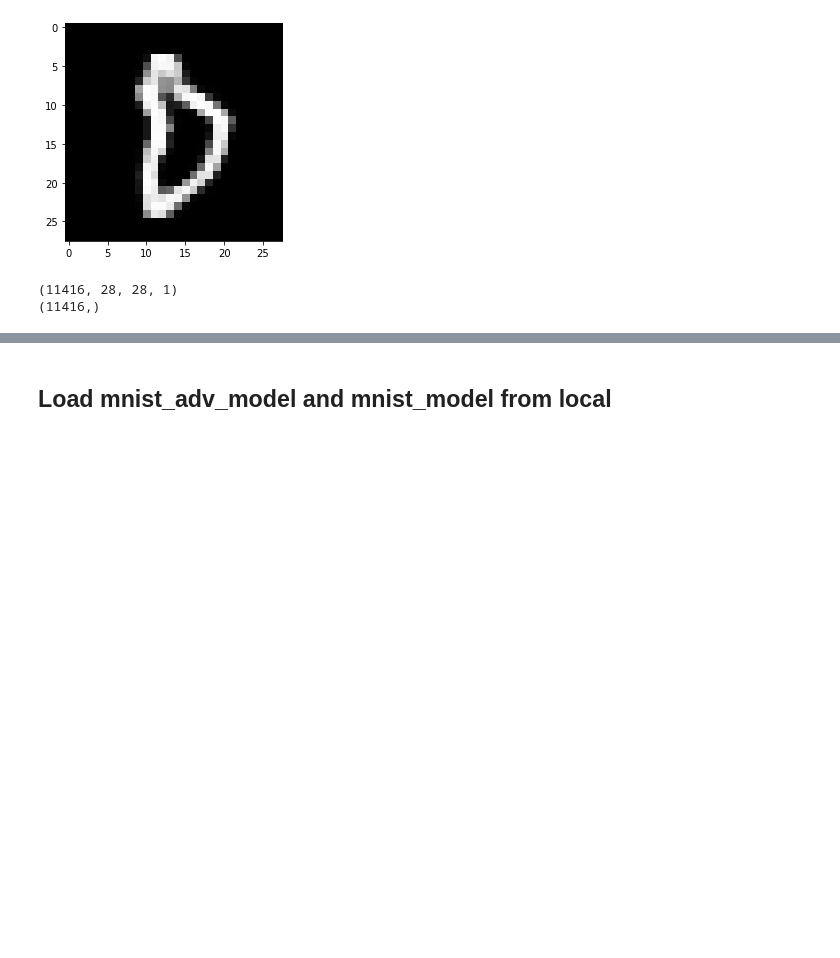
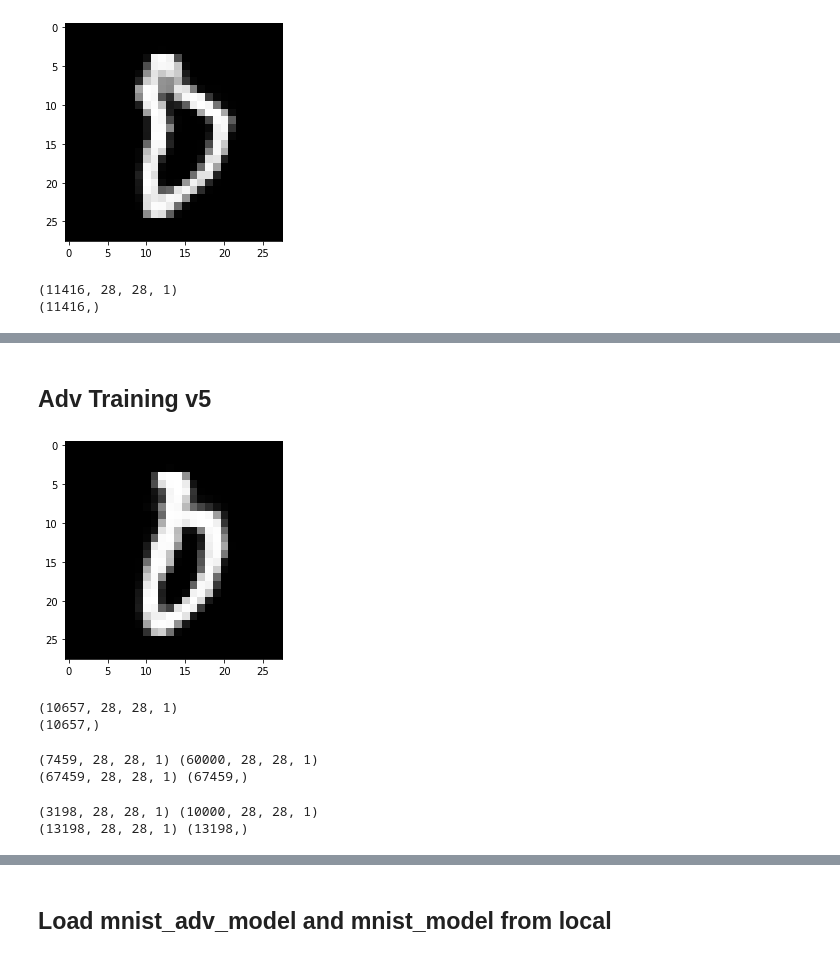
Before and after one commit to hiskuDN/acgan-adv-training-mod, a Jupyter notebook: train_adv.ipynb, the cells around one changed output, grey strips where cells are left out. Cells and saved outputs as stored; diff of their text form; code cells hidden in the pictures; blank space fills up the shorter version.

Commit message:
add adv_model_v5 training and testing

```diff
--- a/train_adv.ipynb
+++ b/train_adv.ipynb
@@ -651,3 +651,39 @@ Epoch 6/6
 # %%
 # save model_adv
 model_adv_v4.save('assets/models/mnist_adv_model_v4.h5')
+# %% [markdown]
+## Adv Training v5
+# %%
+# load mnist_adv dataset
+# adv_path = 'assets/data/mnist_adv/'
+adv_path = 'mnist_zico_defense_by_attack_with_z6/'
+adv_files = []
+X_6 = []
+y_6 = []
+
+# for loop to load all the images
+for source in range(10):
+    for target in range(10):
+        if(source != target):
+          file = np.load(adv_path + 'from' + str(source) + 'to' + str(target) + '.npz')
+          adv_files.append(file)
+          y_6.extend(np.full(len(file['adv_imgs']), source).tolist())
+
+keys = adv_files[0].files
+
+for file in adv_files:
+  with file as data:
+      X_6.extend(data[keys[0]])
+
+X_6 = np.array(X_6)
+y_6 = np.array(y_6)
+y_one_hot_2 = np.take(np.eye(10), y_6, axis=0)
+
+plt.imshow(X_6[0], cmap='gray')
+plt.show()
+print(X_6.shape)
+print(y_6.shape)
+# %% [output]
+[figure, added]
+(10657, 28, 28, 1)
+(10657,)
@@ -653,0 +695,20 @@ model_adv_v4.save('assets/models/mnist_adv_model_v4.h5')
+# %%
+print(X_train.shape, ds_train_images.shape)
+
+ds_train_adv_images = np.concatenate((ds_train_images, X_train), axis=0)
+ds_train_adv_labels = np.concatenate((ds_train_labels, y_train), axis=0)
+
+print(ds_train_adv_images.shape, ds_train_adv_labels.shape)
+# %% [output]
+(7459, 28, 28, 1) (60000, 28, 28, 1)
+(67459, 28, 28, 1) (67459,)
+# %%
+print(X_test.shape, ds_test_images.shape)
+
+ds_test_adv_images = np.concatenate((ds_test_images, X_test), axis=0)
+ds_test_adv_labels = np.concatenate((ds_test_labels, y_test), axis=0)
+
+print(ds_test_adv_images.shape, ds_test_adv_labels.shape)
+# %% [output]
+(3198, 28, 28, 1) (10000, 28, 28, 1)
+(13198, 28, 28, 1) (13198,)
```
Also changed, not shown: parts of 8 cells of this notebook, 1 other file.
